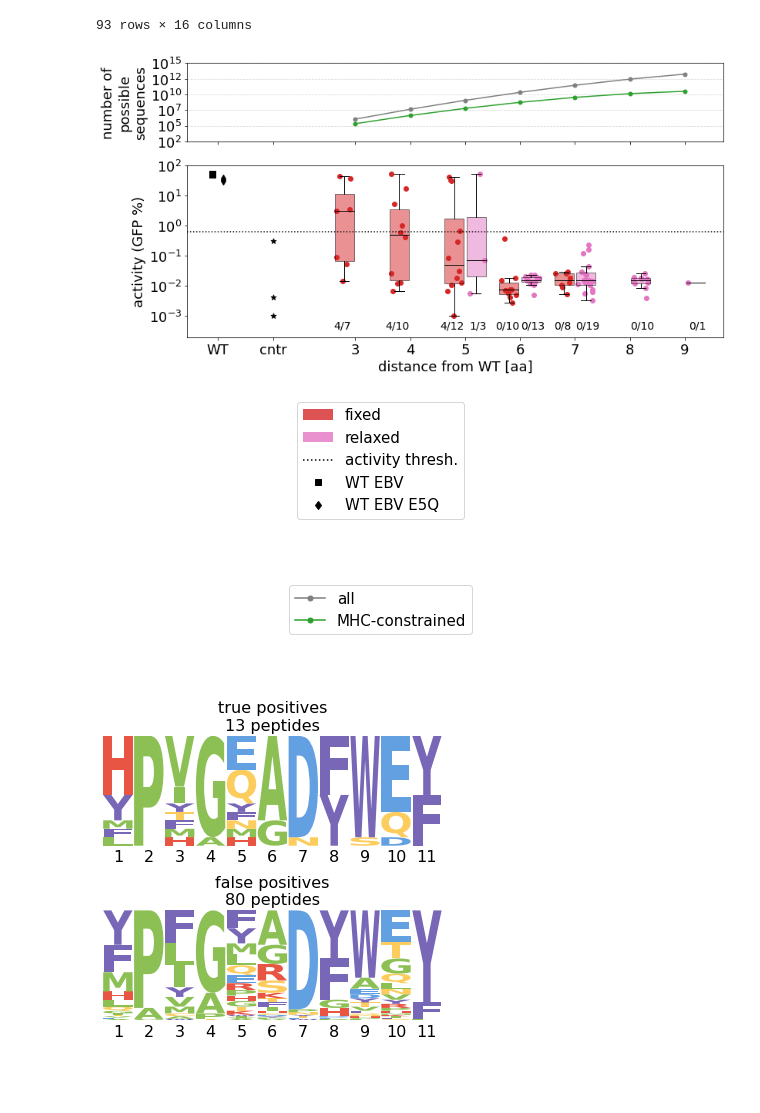
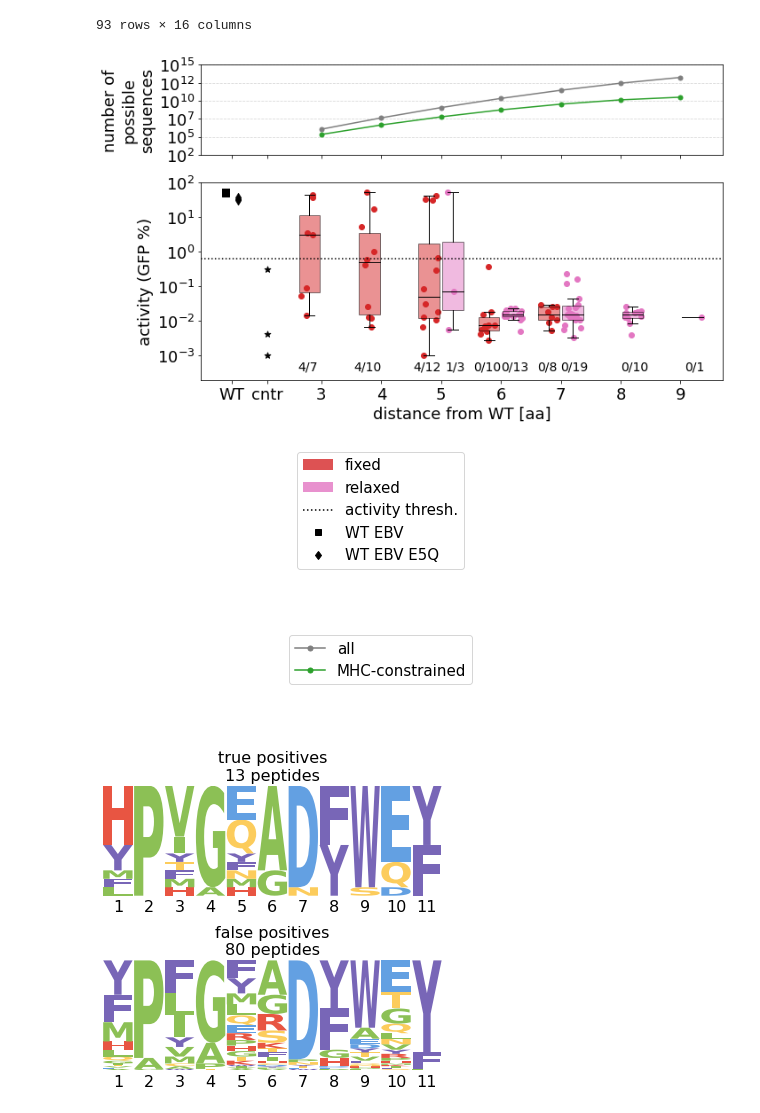
Before and after one commit to StatPhysBio/tcr_antigen_design, a Jupyter notebook: peptide_designs/ebv/post_experiment_analysis/ebv_analysis_post_experiment.ipynb, the cells around one changed output. Cells and saved outputs as stored; diff of their text form; code cells hidden in the pictures; blank space fills up the shorter version.

Commit message:
plots

```diff
--- a/peptide_designs/ebv/post_experiment_analysis/ebv_analysis_post_experiment.ipynb
+++ b/peptide_designs/ebv/post_experiment_analysis/ebv_analysis_post_experiment.ipynb
@@ -111,7 +111,7 @@ model_groups = [('so3_convnet_base_ensemble__fixed_structure', 'so3_convnet_nois
 model_group_names = ['fixed', 'annealing']
 colors = ['tab:red', 'tab:pink']
 
-fig = plt.figure(figsize=(11.5, 6))
+fig = plt.figure(figsize=(10, 6))
 gs = gridspec.GridSpec(2, 1, height_ratios=[1, 2.2])
 
 # Bottom subplot
@@ -174,8 +174,8 @@ for i, (model_group, model_group_name, color) in enumerate(zip(model_groups, mod
 
 
 min_distance = min(all_distances)
-wt_xtick = min_distance - 2.5
-control_xtick = wt_xtick + 1
+wt_xtick = min_distance - 1.5
+control_xtick = wt_xtick + 0.6
 
 ax.scatter([wt_xtick-0.1]*len(score_wt), np.log10(score_wt), color='black', marker='s', s=50)
 ax.scatter([wt_xtick+0.1]*len(score_wt_q5), np.log10(score_wt_q5), color='black', marker='d', s=50)
@@ -240,34 +240,34 @@ legend_handles = [Patch(facecolor='tab:red', alpha=0.8, label='fixed'),
 legend_handles_2 = ax2.get_legend_handles_labels()[0]
 
 # # put legend outside of figure on the right
 # ax.legend(handles=legend_handles, fontsize=fontsize-3, bbox_to_anchor=(1.32, 0.80))
 # ax2.legend(fontsize=fontsize-3, bbox_to_anchor=(1.32, 0.80))
 
 plt.tight_layout()
 plt.savefig('__pretty_ebv_mean_exp_scores_vs_hamming_distance_from_wt.png')
 plt.savefig('__pretty_ebv_mean_exp_scores_vs_hamming_distance_from_wt.pdf')
 plt.show()
 
 # put legends in separate figures
 fig_leg_1 = plt.figure(figsize=(8, 2))
 ax_leg_1 = fig_leg_1.add_subplot(111)
 ax_leg_1.legend(handles=legend_handles, fontsize=fontsize-3, loc='center')
 ax_leg_1.axis('off')
 plt.tight_layout()
 plt.savefig('__pretty_ebv_mean_exp_scores_vs_hamming_distance_from_wt_legend_bottom.png')
 plt.savefig('__pretty_ebv_mean_exp_scores_vs_hamming_distance_from_wt_legend_bottom.pdf')
 plt.show()
 
 fig_leg_2 = plt.figure(figsize=(8, 2))
 ax_leg_2 = fig_leg_2.add_subplot(111)
 ax_leg_2.legend(handles=legend_handles_2, fontsize=fontsize-3, loc='center')
 ax_leg_2.axis('off')
 plt.tight_layout()
 plt.savefig('__pretty_ebv_mean_exp_scores_vs_hamming_distance_from_wt_legend_top.png')
 plt.savefig('__pretty_ebv_mean_exp_scores_vs_hamming_distance_from_wt_legend_top.pdf')
 plt.show()
 # %% [output]
-[figure, old version]
+[figure, new version]
 [figure]
 [figure]
 # %%
```
Also changed, not shown: parts of 1 cell of this notebook, 38 other files.
